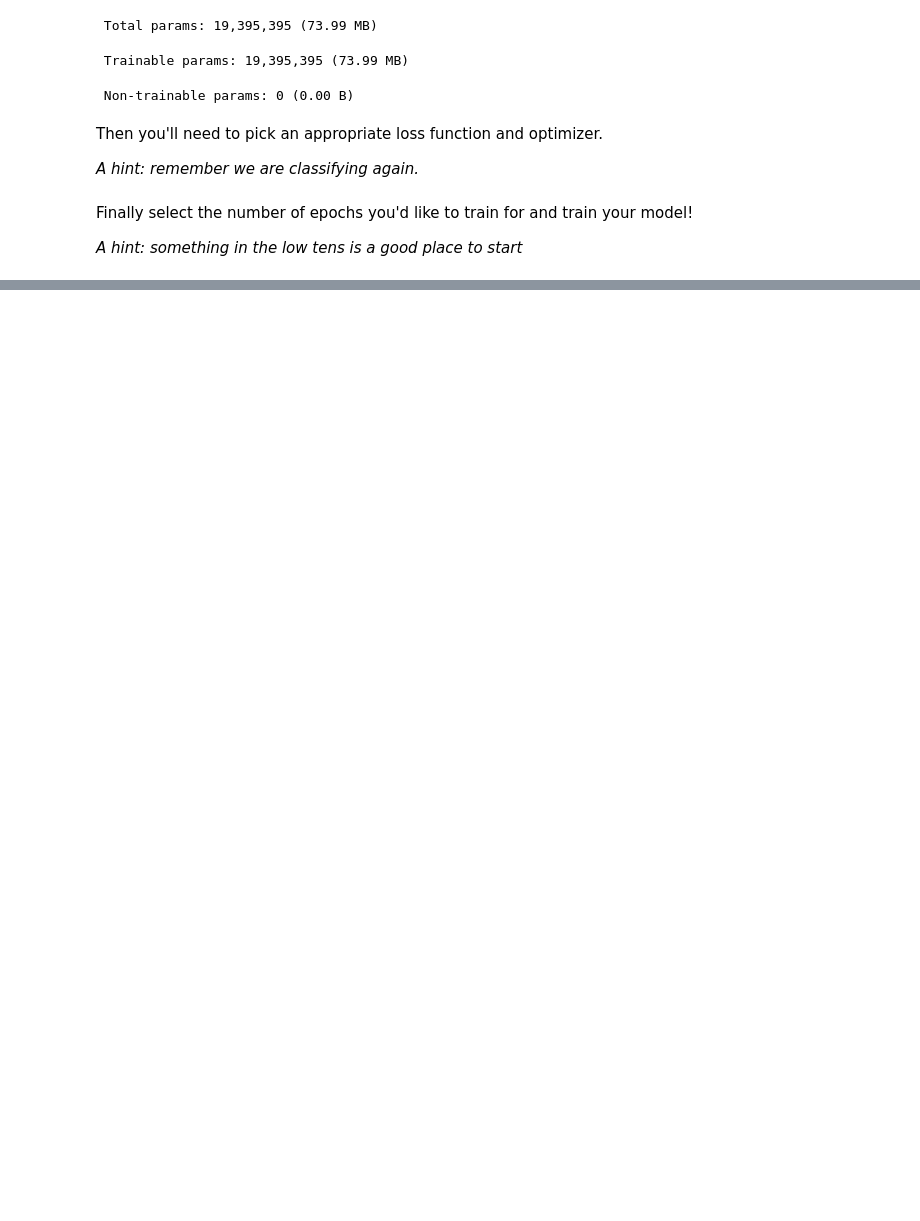
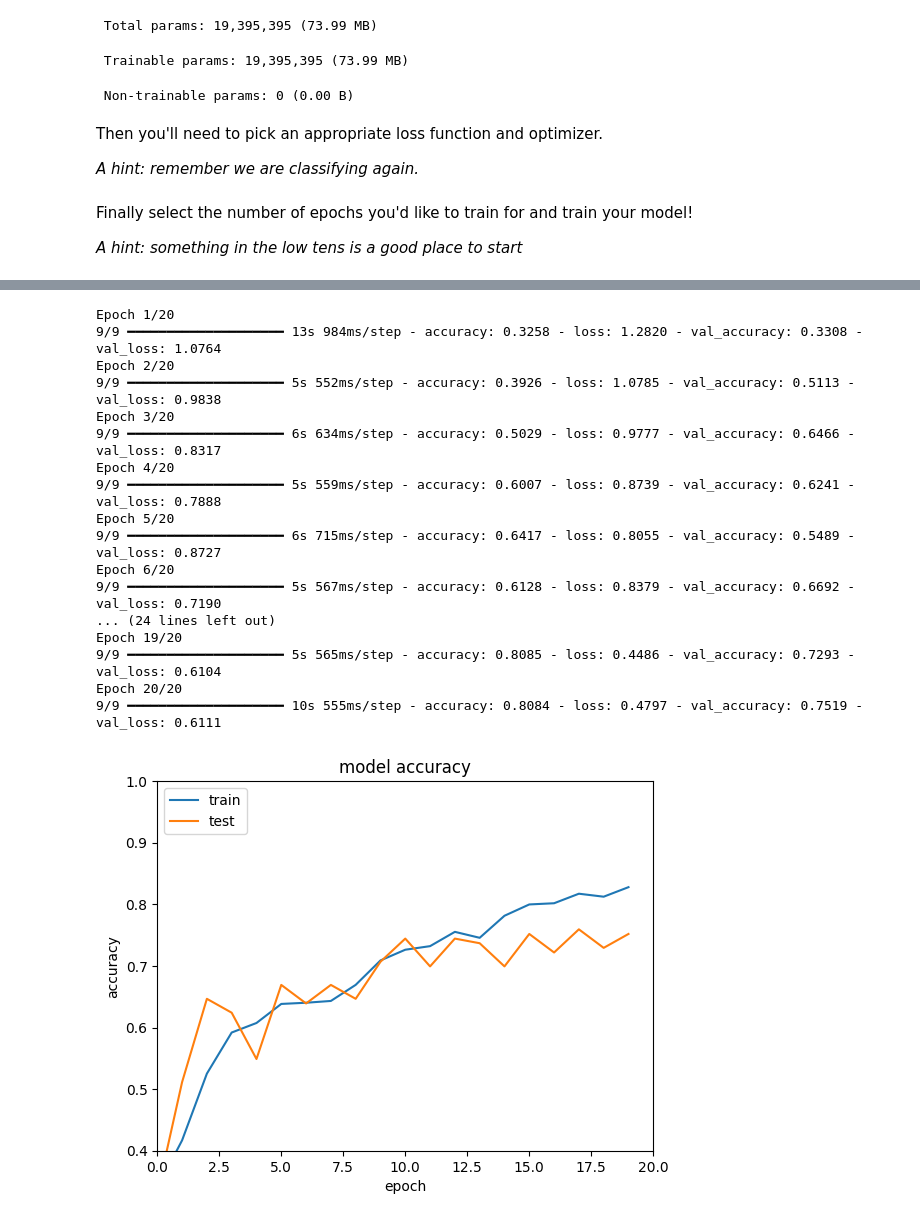
Before and after one commit to marciodbotas/MachineLearning, a Jupyter notebook: 2_4_11_Question.ipynb, the cells around one changed output, grey strips where cells are left out. Saved outputs shown, nothing was run; the diff lists cells and outputs as text; code cells hidden in the pictures; blank space fills up the shorter version.

```diff
--- a/2_4_11_Question.ipynb
+++ b/2_4_11_Question.ipynb
@@ -202,0 +258,48 @@ Epoch 20/20
+# %%
+LOSS_FUNCTION = 'categorical_crossentropy'
+OPTIMIZER = 'Adam'
+
+model.compile(
+    loss = LOSS_FUNCTION,
+    optimizer = OPTIMIZER,
+    metrics = ['accuracy']
+)
+# %%
+NUM_EPOCHS = 20 #YOUR CODE HERE#
+
+history = model.fit(
+      train_generator,
+      epochs = NUM_EPOCHS,
+      verbose = 1,
+      validation_data = validation_generator)
+
+# summarize history for accuracy
+import matplotlib.pyplot as plt
+plt.plot(history.history['accuracy'])
+plt.plot(history.history['val_accuracy'])
+plt.title('model accuracy')
+plt.ylabel('accuracy')
+plt.xlabel('epoch')
+plt.legend(['train', 'test'], loc='upper left')
+plt.xlim([0,NUM_EPOCHS])
+plt.ylim([0.4,1.0])
+plt.show()
+# %% [output]
+Epoch 1/20
+9/9 ━━━━━━━━━━━━━━━━━━━━ 13s 984ms/step - accuracy: 0.3258 - loss: 1.2820 - val_accuracy: 0.3308 - val_loss: 1.0764
+Epoch 2/20
+9/9 ━━━━━━━━━━━━━━━━━━━━ 5s 552ms/step - accuracy: 0.3926 - loss: 1.0785 - val_accuracy: 0.5113 - val_loss: 0.9838
+Epoch 3/20
+9/9 ━━━━━━━━━━━━━━━━━━━━ 6s 634ms/step - accuracy: 0.5029 - loss: 0.9777 - val_accuracy: 0.6466 - val_loss: 0.8317
+Epoch 4/20
+9/9 ━━━━━━━━━━━━━━━━━━━━ 5s 559ms/step - accuracy: 0.6007 - loss: 0.8739 - val_accuracy: 0.6241 - val_loss: 0.7888
+Epoch 5/20
+9/9 ━━━━━━━━━━━━━━━━━━━━ 6s 715ms/step - accuracy: 0.6417 - loss: 0.8055 - val_accuracy: 0.5489 - val_loss: 0.8727
+Epoch 6/20
+9/9 ━━━━━━━━━━━━━━━━━━━━ 5s 567ms/step - accuracy: 0.6128 - loss: 0.8379 - val_accuracy: 0.6692 - val_loss: 0.7190
+... (24 lines left out)
+Epoch 19/20
+9/9 ━━━━━━━━━━━━━━━━━━━━ 5s 565ms/step - accuracy: 0.8085 - loss: 0.4486 - val_accuracy: 0.7293 - val_loss: 0.6104
+Epoch 20/20
+9/9 ━━━━━━━━━━━━━━━━━━━━ 10s 555ms/step - accuracy: 0.8084 - loss: 0.4797 - val_accuracy: 0.7519 - val_loss: 0.6111
+[figure, added]
```
Also changed, not shown: parts of 5 cells of this notebook.
